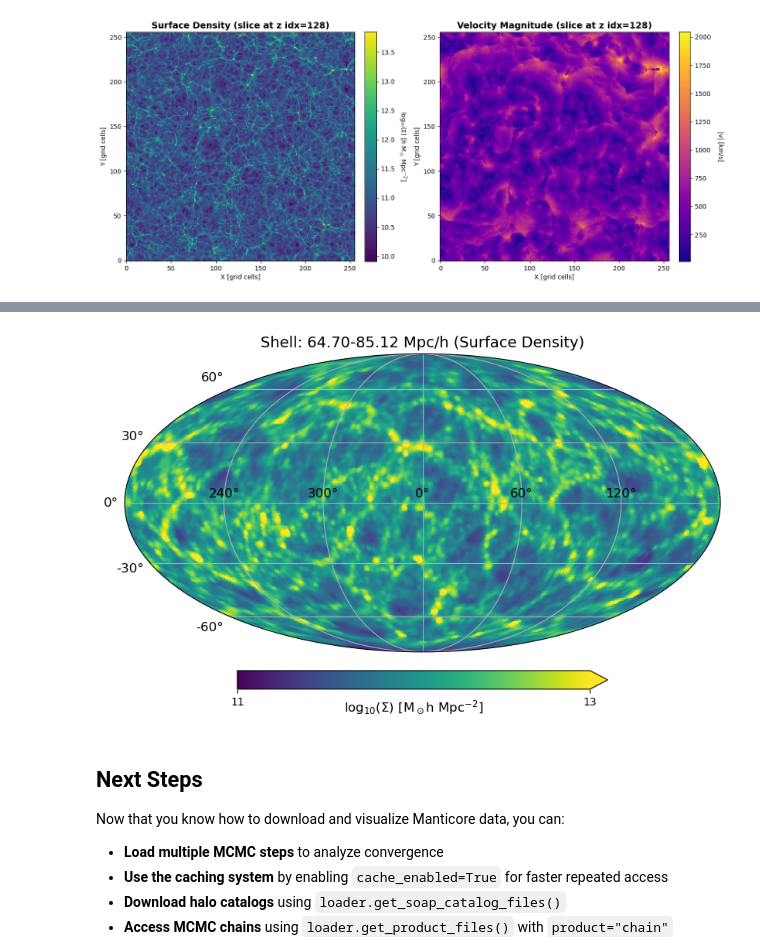
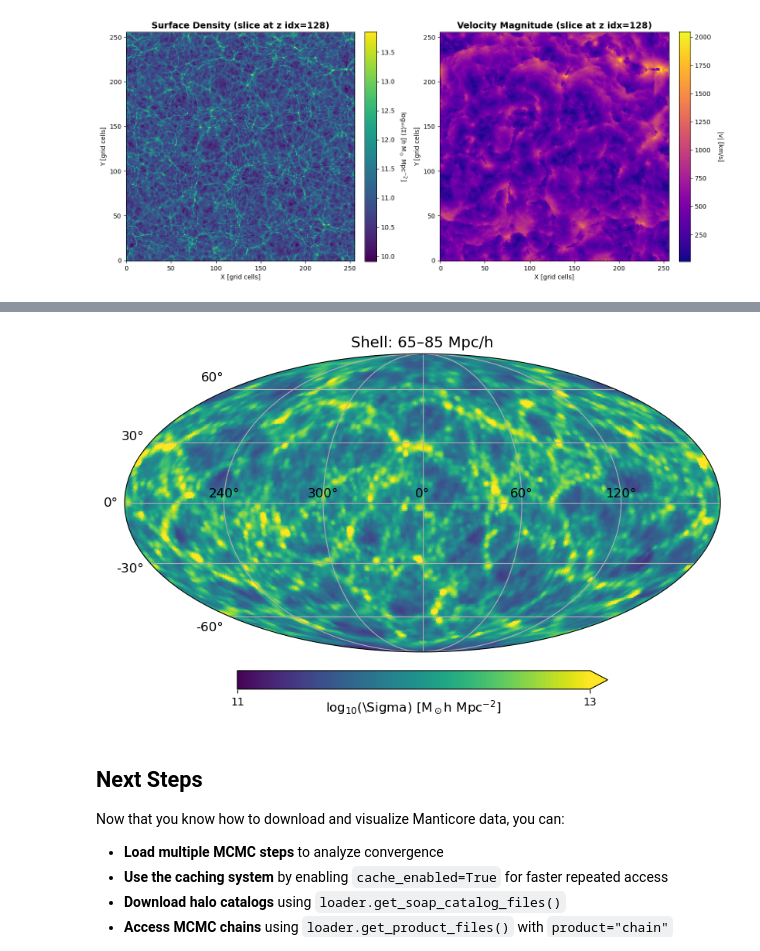
Before and after one commit to stuartmcalpine/manticore_public_scripts, a Jupyter notebook: manticore_data_tutorial.ipynb, the cells around one changed output, grey strips where cells are left out. Cells and saved outputs as stored; diff of their text form; code cells hidden in the pictures.

```diff
--- a/manticore_data_tutorial.ipynb
+++ b/manticore_data_tutorial.ipynb
@@ -264,89 +165,62 @@ The figure below emulates the Figure 2 from the Manticore-Local paper (note that
 # %%
-import numpy as np
 import healpy as hp
 from scipy.ndimage import map_coordinates
 
 def plot_shell(density, observer_pos, d1, d2, L=681, nside=128):
     """
-    Plot a spherical shell surface density from a 3D density field on HEALPix projection.
+    Project a spherical shell of the density field onto a HEALPix sky map.
 
-    Parameters:
-    -----------
-    density : array (256,256,256)
-        3D mass field in M☉/h per cell
-    observer_pos : tuple or array
-        Observer position in grid units (ix, iy, iz)
-    d1, d2 : float
-        Inner and outer radius of shell in Mpc/h
-    L : float
-        Box size in Mpc/h
-    nside : int
-        HEALPix resolution parameter
+    Parameters
+    ----------
+    density      : (256, 256, 256) array — mass field in M☉/h per cell
+    observer_pos : (ix, iy, iz) — observer position in grid units
+    d1, d2       : inner/outer shell radius in Mpc/h
+    L            : box size in Mpc/h
+    nside        : HEALPix resolution
     """
-    # Grid parameters
     ngrid = density.shape[0]
-    cell_size = L / ngrid  # Mpc/h per cell
+    cell_size = L / ngrid
 
-    # Get HEALPix pixel directions (theta, phi)
     npix = hp.nside2npix(nside)
     theta, phi = hp.pix2ang(nside, np.arange(npix))
 
-    # Convert to Cartesian unit vectors
     nx = np.sin(theta) * np.cos(phi)
     ny = np.sin(theta) * np.sin(phi)
     nz = np.cos(theta)
 
-    # Sample radii in the shell
     n_samples = 20
     radii = np.linspace(d1, d2, n_samples)
     dr = (d2 - d1) / (n_samples - 1) if n_samples > 1 else (d2 - d1)
 
     surface_density = np.zeros(npix)
+    for r in radii:
+        coords = np.array([
+            observer_pos[0] + r * nx / cell_size,
+            observer_pos[1] + r * ny / cell_size,
+            observer_pos[2] + r * nz / cell_size,
+        ])
+        sampled = map_coordinates(density, coords, order=1, mode='constant', cval=0)
+        surface_density += (sampled / cell_size**3) * dr
 
-    # For each pixel, integrate along the line of sight through the shell
-    for i, r in enumerate(radii):
-        # Position in grid units
-        pos_x = observer_pos[0] + r * nx / cell_size
-        pos_y = observer_pos[1] + r * ny / cell_size
-        pos_z = observer_pos[2] + r * nz / cell_size
+    hp.projview(
+        np.log10(surface_density + 1e-10),
+        title=f'Shell: {d1:.0f}–{d2:.0f} Mpc/h',
+        unit=r'log$_{10}$(\Sigma) [M$_\odot$h Mpc$^{-2}$]',
+        cmap='viridis',
+        graticule=True,
+        graticule_labels=True,
+        coord='C',
+        phi_convention='clockwise',
+        rot=[0, 0, 0],
+        flip='geo',
+        min=11, max=13,
+    )
 
-        # Stack coordinates for map_coordinates
-        coords = np.array([pos_x, pos_y, pos_z])
 
-        # Sample density field (with boundary handling)
-        # density is in M☉/h per cell, convert to volume density
-        sampled = map_coordinates(density, coords, order=1,
-                                   mode='constant', cval=0)
-
-        # Convert from mass per cell to volume density and integrate
-        # Volume density: M☉/h / (Mpc/h)³
-        volume_density = sampled / (cell_size**3)
-
-        # Integrate along line of sight: Σ = ∫ ρ dr
-        surface_density += volume_density * dr
-
-    # surface_density is now in M☉/h per (Mpc/h)²
-    # Take log for visualization
-    log_surface_density = np.log10(surface_density + 1e-10)
-
-    # Plot
-    hp.projview(log_surface_density,
-                title=f'Shell: {d1:.2f}-{d2:.2f} Mpc/h (Surface Density)',
-                unit=r'log$_{10}$(Σ) [M$_\odot$h Mpc$^{-2}$]',
-                cmap='viridis',
-                graticule=True,
-                graticule_labels=True,
-                coord="C",
-                phi_convention="clockwise",
-                rot=[0,0,0],
-                flip="geo",
-                min=11, max=13)
-
-# Example usage:
-observer = (128, 128, 128)  # Center of box
+observer = (128, 128, 128)  # centre of box
 plot_shell(density, observer, d1=95*0.681, d2=125*0.681, L=681, nside=128)
 # %% [output]
-[figure, old version]
+[figure, new version]
 # %% [markdown]
 ## Next Steps
 
```
Also changed, not shown: parts of 16 cells of this notebook, 2 other files.
